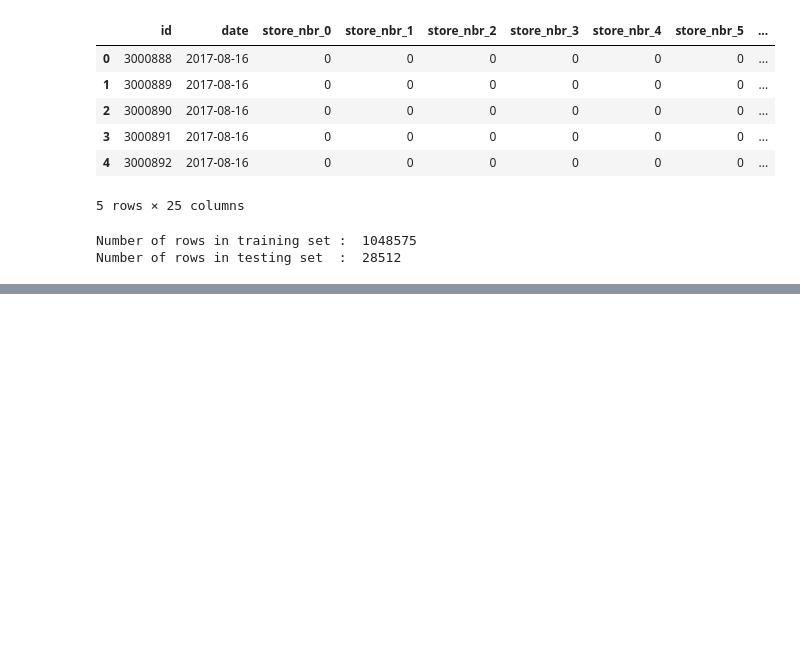
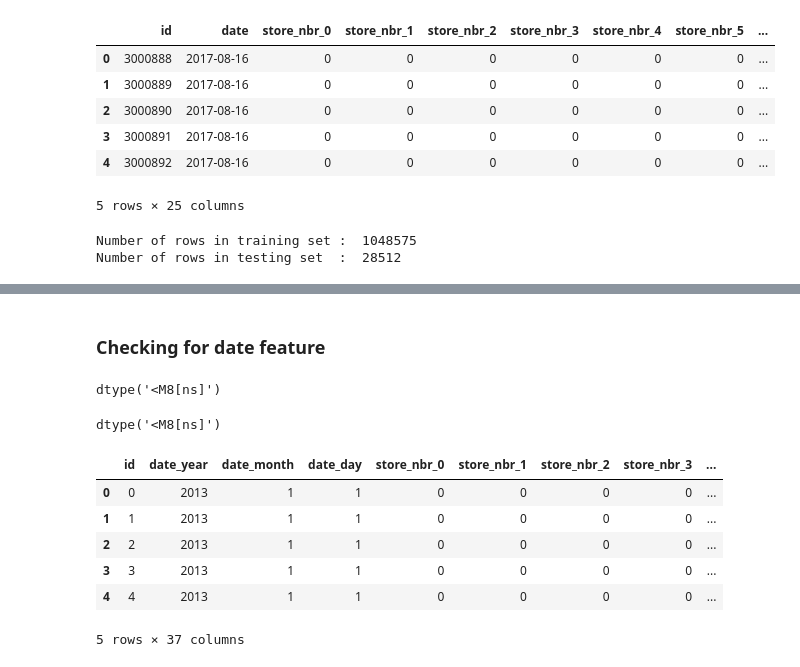
Before and after one commit to amith-vardhan99/kaggle, a Jupyter notebook: Store Sales - Time Series Forecasting/preprocess.ipynb, the cells around one changed output, grey strips where cells are left out. Saved outputs shown, nothing was run; the diff lists cells and outputs as text; code cells hidden in the pictures; blank space fills up the shorter version.

```diff
--- a/Store Sales - Time Series Forecasting/preprocess.ipynb
+++ b/Store Sales - Time Series Forecasting/preprocess.ipynb
@@ -538,0 +761,6 @@ Number of rows in testing set  :  28512
+# %%
+df_train_10["type"] = df_train_10["type"].map(type)
+df_test_10["type"] = df_test_10["type"].map(type)
+# %%
+type_tr = binary_encoder(df_train_10,"type")
+type_te = binary_encoder(df_test_10,"type")
@@ -538,0 +785,9 @@ Number of rows in testing set  :  28512
+# %%
+df_train_11 = df_train_10.copy()
+df_test_11 = df_test_10.copy()
+df_train_11[type_tr.columns.values] = type_tr
+df_test_11[type_te.columns.values] = type_te
+df_train_11.drop("type",axis=1,inplace=True)
+df_test_11.drop("type",axis=1,inplace=True)
+df_train_11 = df_train_11[["id","date","store_nbr_0","store_nbr_1","store_nbr_2","store_nbr_3","store_nbr_4","store_nbr_5","family_0","family_1","family_2","family_3","family_4","family_5","onpromotion","city_0","city_1","city_2","city_3","city_4","state_0","state_1","state_2","state_3","type_0","type_1","type_2",'cluster_0', 'cluster_1', 'cluster_2', 'cluster_3', 'cluster_4',"dcoilwtico","holiday?","sales"]]
+df_test_11 = df_test_11[["id","date","store_nbr_0","store_nbr_1","store_nbr_2","store_nbr_3","store_nbr_4","store_nbr_5","family_0","family_1","family_2","family_3","family_4","family_5","onpromotion","city_0","city_1","city_2","city_3","city_4","state_0","state_1","state_2","state_3","type_0","type_1","type_2",'cluster_0', 'cluster_1', 'cluster_2', 'cluster_3', 'cluster_4',"dcoilwtico","holiday?"]]
@@ -538,0 +820,31 @@ Number of rows in testing set  :  28512
+# %% [markdown]
+### Checking for date feature
+# %%
+df_train_11["date"].dtype
+# %% [output]
+dtype('<M8[ns]')
+# %%
+df_test_11["date"].dtype
+# %% [output]
+dtype('<M8[ns]')
+# %%
+y_year = lambda x: x.year
+map_year = map(y_year,df_train_11["date"])
+lis_year = list(map_year)
+
+y_month = lambda x: x.month
+map_month = map(y_month,df_train_11["date"])
+lis_month = list(map_month)
+
+y_day = lambda x: x.day
+map_day = map(y_day,df_train_11["date"])
+lis_day = list(map_day)
+
+df_train_12 = df_train_11.copy()
+df_train_12.drop("date",axis=1,inplace=True)
+
+df_train_12["date_year"] = lis_year
+df_train_12["date_month"] = lis_month
+df_train_12["date_day"] = lis_day
+
+df_train_12 = df_train_12[["id","date_year","date_month","date_day","store_nbr_0","store_nbr_1","store_nbr_2","store_nbr_3","store_nbr_4","store_nbr_5","family_0","family_1","family_2","family_3","family_4","family_5","onpromotion","city_0","city_1","city_2","city_3","city_4","state_0","state_1","state_2","state_3","type_0","type_1","type_2",'cluster_0', 'cluster_1', 'cluster_2', 'cluster_3', 'cluster_4',"dcoilwtico","holiday?","sales"]]
@@ -538,0 +872,10 @@ Number of rows in testing set  :  28512
+# %%
+df_train_12.head()
+# %% [output]
+|  | id | date_year | date_month | date_day | store_nbr_0 | store_nbr_1 | store_nbr_2 | store_nbr_3 | ... |
+| 0 | 0 | 2013 | 1 | 1 | 0 | 0 | 0 | 0 | ... |
+| 1 | 1 | 2013 | 1 | 1 | 0 | 0 | 0 | 0 | ... |
+| 2 | 2 | 2013 | 1 | 1 | 0 | 0 | 0 | 0 | ... |
+| 3 | 3 | 2013 | 1 | 1 | 0 | 0 | 0 | 0 | ... |
+| 4 | 4 | 2013 | 1 | 1 | 0 | 0 | 0 | 0 | ... |
+5 rows × 37 columns
```
Also changed, not shown: parts of 45 cells of this notebook.
